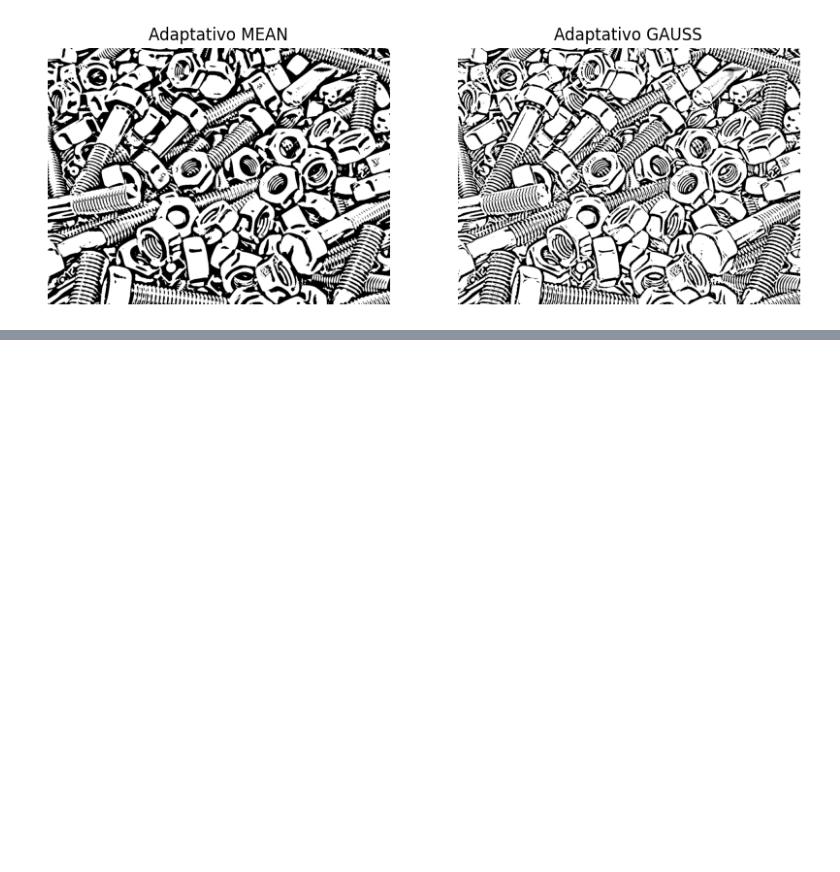
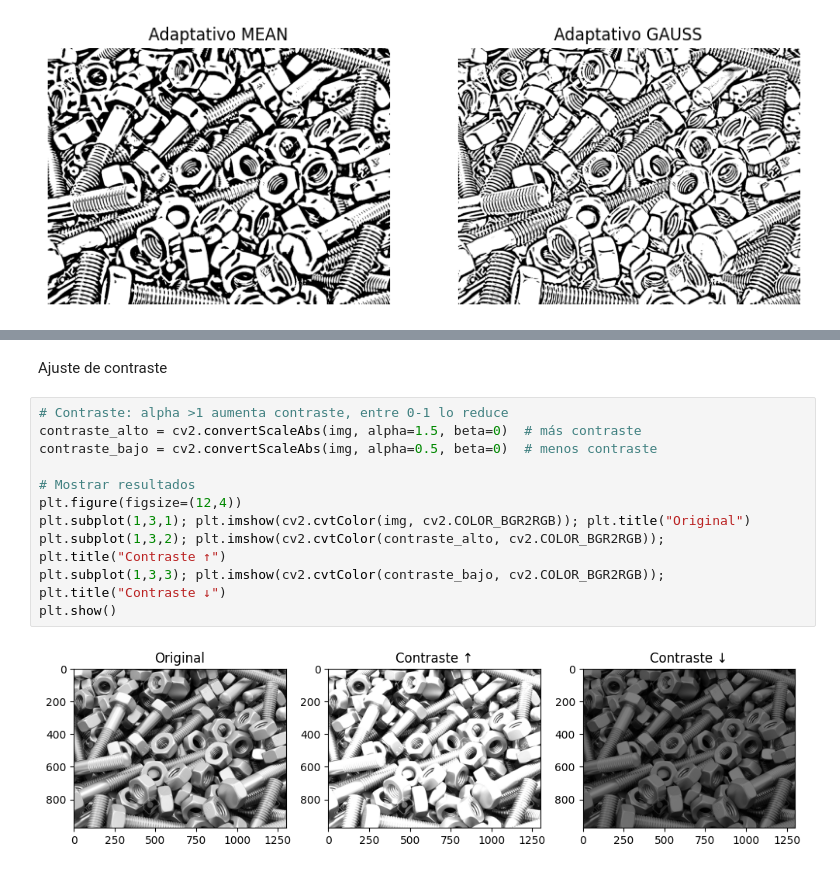
Before and after one commit to Astolfo34/Parcial_1VisionArtificial, a Jupyter notebook: tornillos.ipynb, the cells around one changed output, grey strips where cells are left out. Saved outputs shown, nothing was run; the diff lists cells and outputs as text; blank space fills up the shorter version.

```diff
--- a/tornillos.ipynb
+++ b/tornillos.ipynb
@@ -104,0 +151,15 @@ plt.show()
+# %% [markdown]
+Ajuste de contraste
+# %%
+# Contraste: alpha >1 aumenta contraste, entre 0-1 lo reduce
+contraste_alto = cv2.convertScaleAbs(img, alpha=1.5, beta=0)  # más contraste
+contraste_bajo = cv2.convertScaleAbs(img, alpha=0.5, beta=0)  # menos contraste
+
+# Mostrar resultados
+plt.figure(figsize=(12,4))
+plt.subplot(1,3,1); plt.imshow(cv2.cvtColor(img, cv2.COLOR_BGR2RGB)); plt.title("Original")
+plt.subplot(1,3,2); plt.imshow(cv2.cvtColor(contraste_alto, cv2.COLOR_BGR2RGB)); plt.title("Contraste ↑")
+plt.subplot(1,3,3); plt.imshow(cv2.cvtColor(contraste_bajo, cv2.COLOR_BGR2RGB)); plt.title("Contraste ↓")
+plt.show()
+# %% [output]
+[figure, added]
```
Also changed, not shown: parts of 11 cells of this notebook.
